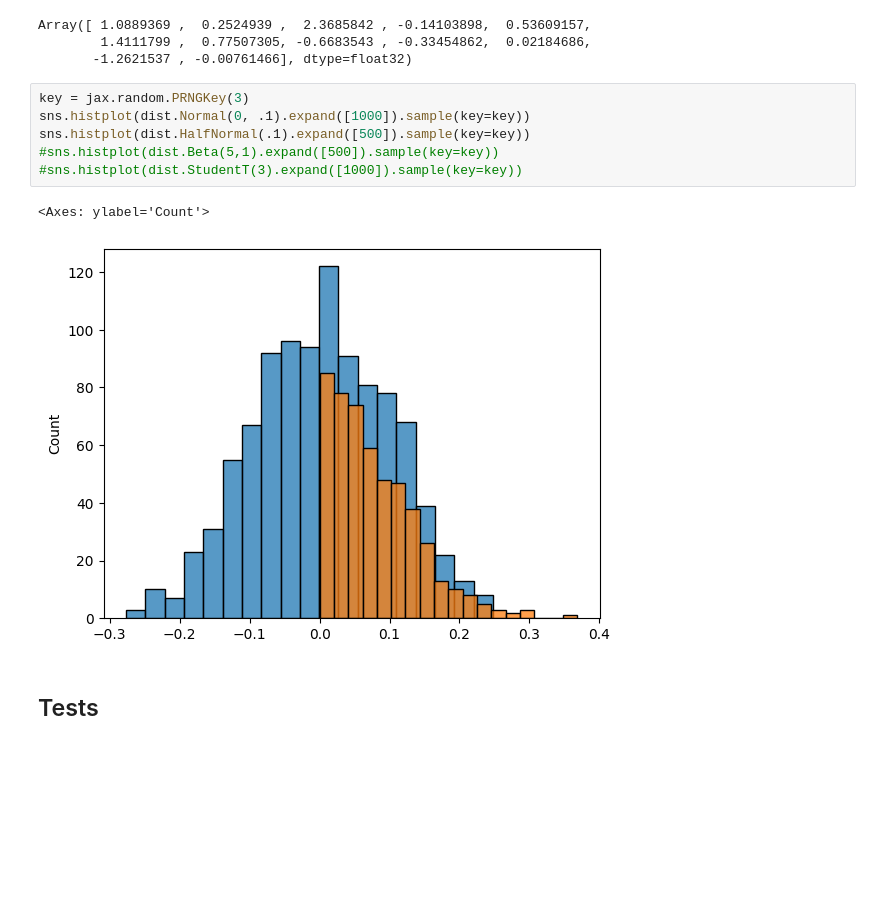
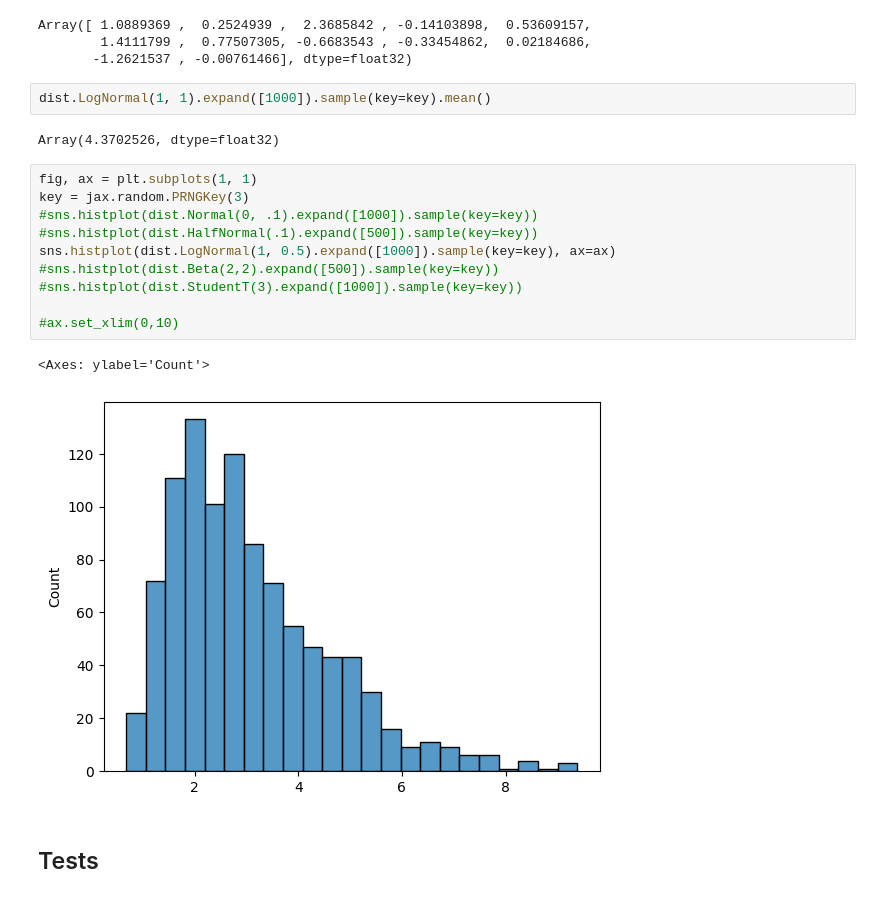
Before and after one commit to woskxmcnvb/MarketingMixModelling, a Jupyter notebook: work.ipynb, the cells around one changed output. Cells and saved outputs as stored; diff of their text form; blank space fills up the shorter version.

```diff
--- a/work.ipynb
+++ b/work.ipynb
@@ -63,15 +63,23 @@ dist.Normal(0, 1).expand([12]).sample(key=key)
 Array([ 1.0889369 ,  0.2524939 ,  2.3685842 , -0.14103898,  0.53609157,
         1.4111799 ,  0.77507305, -0.6683543 , -0.33454862,  0.02184686,
        -1.2621537 , -0.00761466], dtype=float32)
+# %%
+dist.LogNormal(1, 1).expand([1000]).sample(key=key).mean()
+# %% [output]
+Array(4.3702526, dtype=float32)
 # %%
+fig, ax = plt.subplots(1, 1)
 key = jax.random.PRNGKey(3)
-sns.histplot(dist.Normal(0, .1).expand([1000]).sample(key=key))
-sns.histplot(dist.HalfNormal(.1).expand([500]).sample(key=key))
-#sns.histplot(dist.Beta(5,1).expand([500]).sample(key=key))
+#sns.histplot(dist.Normal(0, .1).expand([1000]).sample(key=key))
+#sns.histplot(dist.HalfNormal(.1).expand([500]).sample(key=key))
+sns.histplot(dist.LogNormal(1, 0.5).expand([1000]).sample(key=key), ax=ax)
+#sns.histplot(dist.Beta(2,2).expand([500]).sample(key=key))
 #sns.histplot(dist.StudentT(3).expand([1000]).sample(key=key))
+
+#ax.set_xlim(0,10)
 # %% [output]
 <Axes: ylabel='Count'>
-[figure, old version]
+[figure, new version]
 # %% [markdown]
 ## Tests
 # %%
```
Also changed, not shown: 2 other files.
